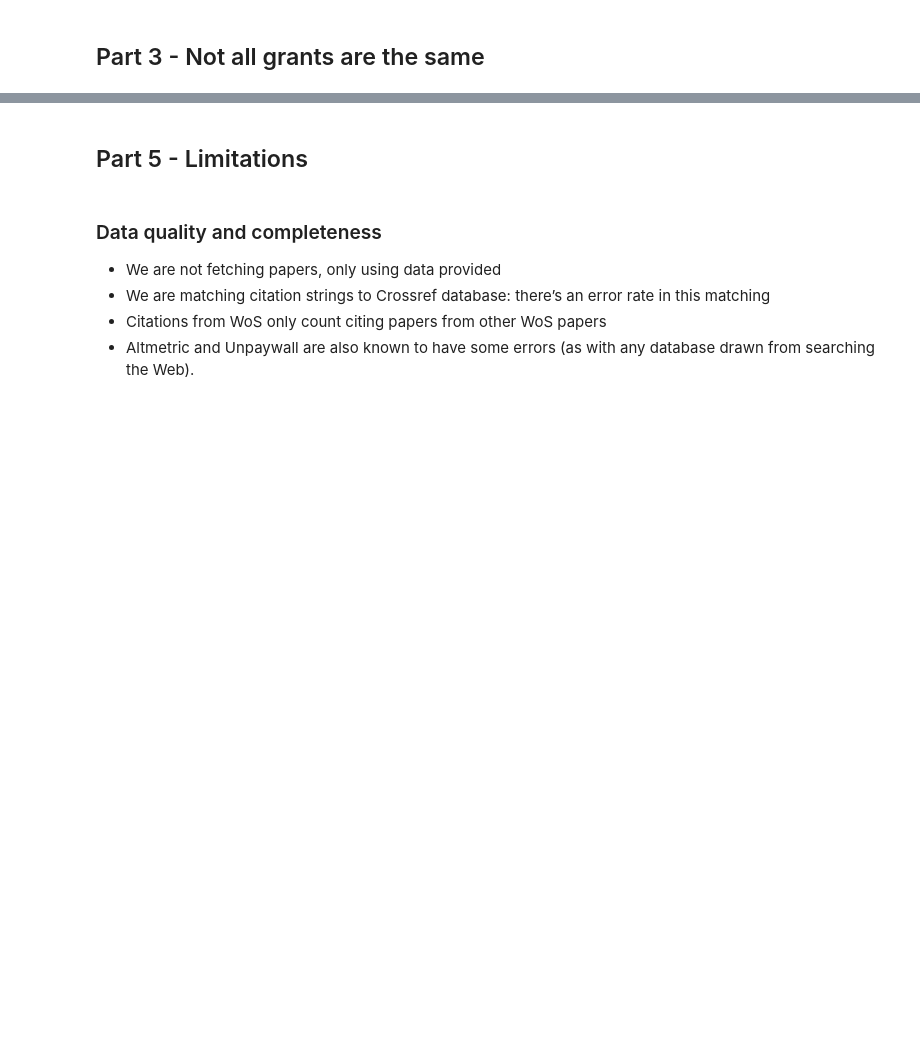
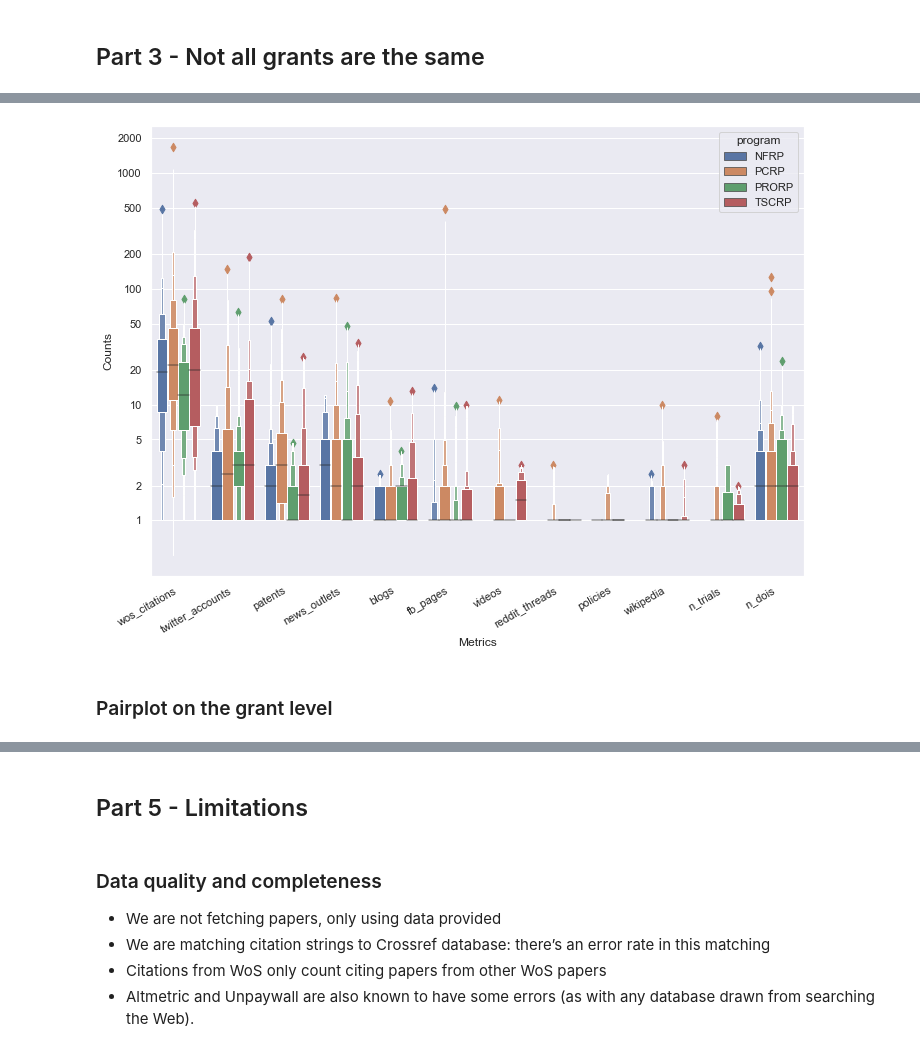
Before and after one commit to ScholCommLab/tracking-grants, a Jupyter notebook: notebooks/presentation/report_1.ipynb, the cells around one changed output, grey strips where cells are left out. Drawn from its saved outputs; the diff is of its cells as text; code cells hidden in the pictures; blank space fills up the shorter version.

```diff
--- a/notebooks/presentation/report_1.ipynb
+++ b/notebooks/presentation/report_1.ipynb
@@ -336,15 +333,12 @@ def plot_metrics(cols):
     # sns.boxplot(x="Metric", y="Count", data=df)
     sns.boxenplot(x="Metric", y="Count", hue="program", data=df)
     plt.yscale("log")
-    ticks = [1, 2, 5, 10, 100, 1000, 2000]
+    ticks = [1, 2, 5, 10, 20, 50, 100, 200, 500, 1000, 2000]
     plt.yticks(ticks, ticks);
     plt.xticks(rotation=30, ha="right")
     plt.xlabel("Metrics")
     plt.ylabel("Counts");
-    plt.tight_layout()
     plt.savefig("metrics.png")
-    plt.close()
 
-cols = ['program', 'wos_citations', 'twitter_accounts', 'patents', 'news_outlets', 'blogs', 'fb_pages',
+selected_metrics = ['program', 'wos_citations', 'twitter_accounts', 'patents', 'news_outlets', 'blogs', 'fb_pages',
        'videos', 'reddit_threads', 'policies', 'wikipedia', 'n_trials', 'n_dois',]
-plot_metrics(cols)
@@ -355,3 +345,9 @@ plot_metrics(cols)
+# %%
+plot_metrics(selected_metrics)
+# %% [output]
+[figure, added]
+# %% [markdown]
+### Pairplot on the grant level
 # %%
 def pairplots():
     df = grants[['wos_citations', 'twitter_accounts', 'news_outlets', 'category']].copy()
```
Also changed, not shown: parts of 44 cells of this notebook, 9 other files.
